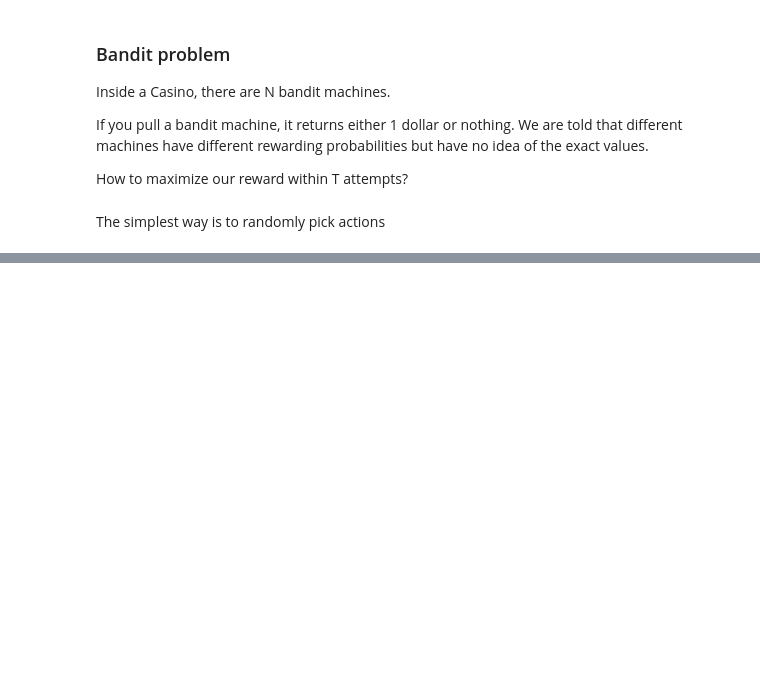
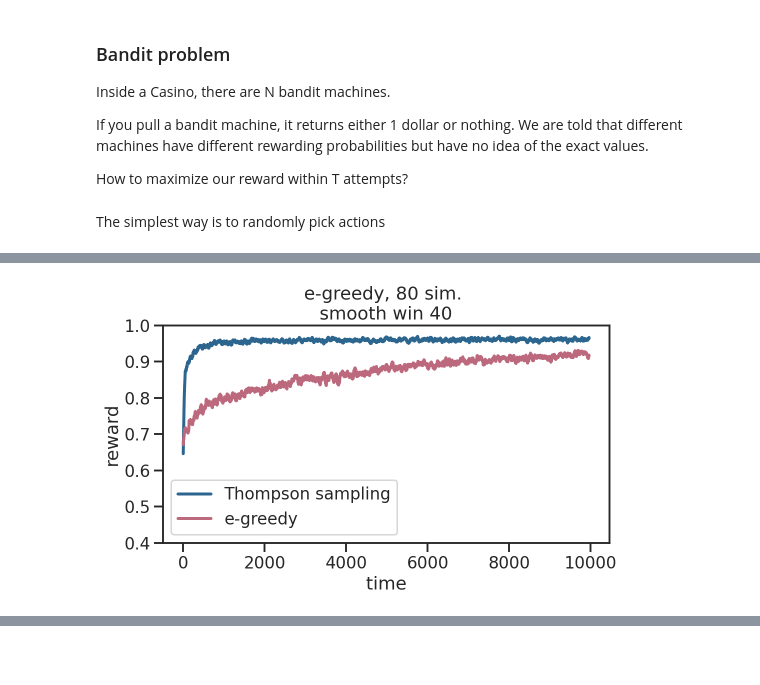
Before and after one commit to fangzefunny/Some-Topics, a Jupyter notebook: UCB.ipynb, the cells around one changed output, grey strips where cells are left out. Cells and saved outputs as stored; diff of their text form; code cells hidden in the pictures; blank space fills up the shorter version.

```diff
--- a/UCB.ipynb
+++ b/UCB.ipynb
@@ -119,0 +152,24 @@ viz_reward(egreedy, params)
+# %%
+class TS(rand):
+    name = 'Thompson sampling'
+
+    def __init__(self, nA, params):
+        super().__init__(nA, params)
+        self.hits   = np.ones([nA,])*self.a
+        self.falses = np.ones([nA,])*self.a
+
+    def _load_params(self, params):
+        self.a = params[0]
+
+    def get_act(self, rng):
+        v_A = rng.beta(self.hits, self.falses)
+        return np.argmax(v_A)
+
+    def update(self, a, r):
+        self.hits[a]   += r
+        self.falses[a] += (1-r)
+# %%
+params=[[.1], [.1, .01]]
+viz_reward([TS, egreedy], params)
+# %% [output]
+[figure, added]
```
Also changed, not shown: parts of 20 cells of this notebook.
